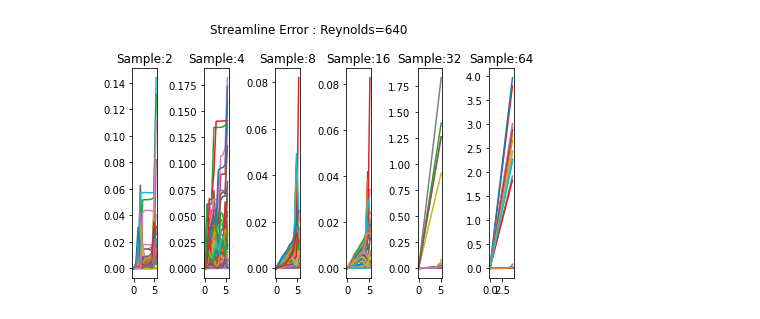
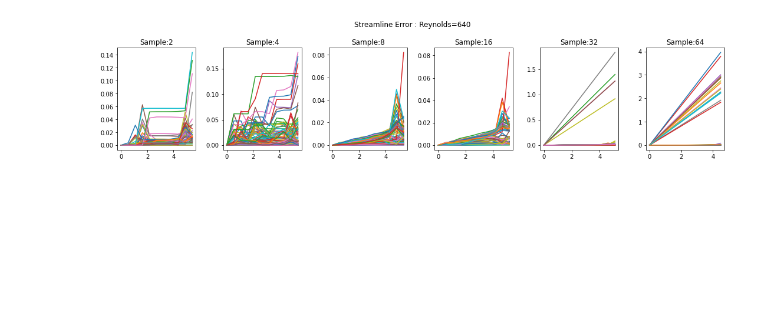
Before and after one commit to calebedwards21/vector_visualization, a Jupyter notebook: HalfCylinderReynolds/Reynolds_Test.ipynb, the cells around one changed output. Drawn from its saved outputs; the diff is of its cells as text; code cells hidden in the pictures; blank space fills up the shorter version.

```diff
--- a/HalfCylinderReynolds/Reynolds_Test.ipynb
+++ b/HalfCylinderReynolds/Reynolds_Test.ipynb
@@ -198,7 +198,7 @@ plt.show()
 # %%
 # Plot of each streamlines error as it grows in comparison to the base
 
-figi, axsi = plt.subplots(1,6)
+figi, axsi = plt.subplots(1,6, figsize=(15, 3.5))
 figi.suptitle(f'Streamline Error : Reynolds=160')
 
 for idx, g in enumerate(axsi):
@@ -229,31 +229,31 @@ plt.show()
 # %%
 # Plot of each streamlines error as it grows in comparison to the base
 
-figk, axsk = plt.subplots(1,6)
+figk, axsk = plt.subplots(1,6, figsize=(15, 3.5))
 figk.suptitle(f'Streamline Error : Reynolds=640')
 
 for idx, g in enumerate(axsk):
     g.set_title(f'Sample:{2**(idx+1)}')
 
 for i in range(len(lind_errors2)):
     axsk[0].plot(l2, lind_errors2[i], label="error {i}")
 
 for i in range(len(lind_errors4)):
     axsk[1].plot(l4, lind_errors4[i], label="error {i}")
 
 for i in range(len(lind_errors8)):
     axsk[2].plot(l8, lind_errors8[i], label="error {i}")
 
 for i in range(len(lind_errors16)):
     axsk[3].plot(l16, lind_errors16[i], label="error {i}")
 
 for i in range(len(lind_errors32)):
     axsk[4].plot(l32, lind_errors32[i], label="error {i}")
 
 for i in range(len(lind_errors64)):
     axsk[5].plot(l64, lind_errors64[i], label="error {i}")
 
 figk.tight_layout()
 plt.show()
 # %% [output]
-[figure, old version]
+[figure, new version]
```
Also changed, not shown: parts of 2 cells of this notebook, 1 other file.
